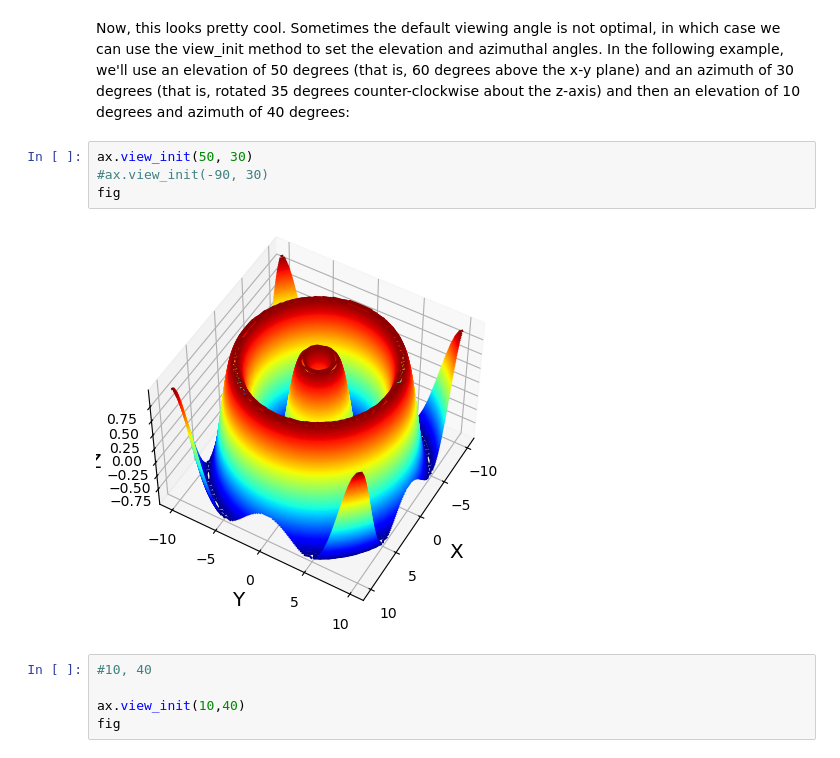
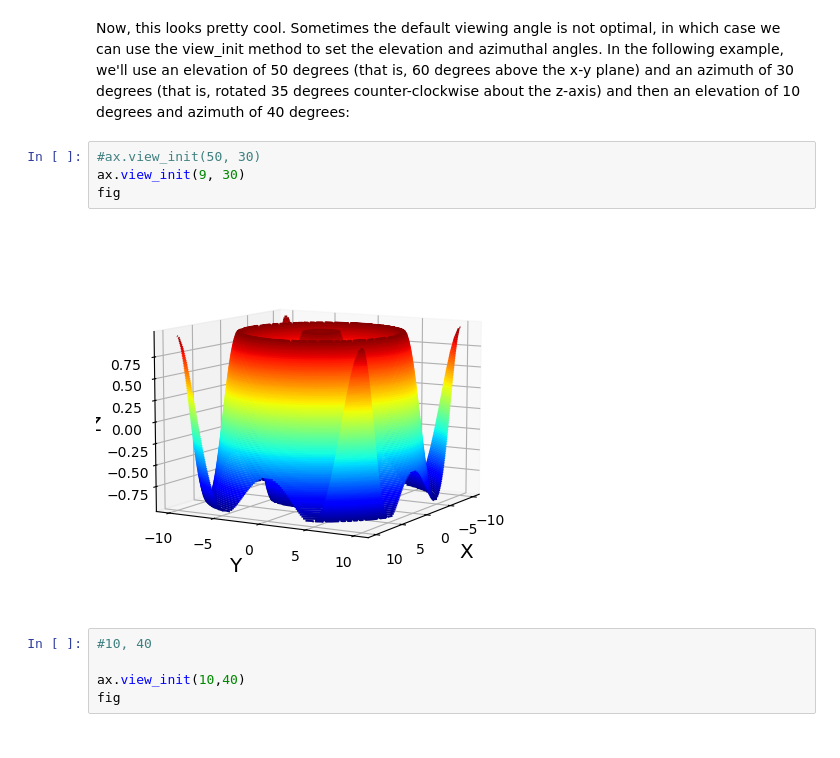
Before and after one commit to thaynecurrie/phys7903_fall2025, a Jupyter notebook: ScientificPythonNotes/Matplotlib/Python_matplotlib_part4.ipynb, the cells around one changed output. Saved outputs shown, nothing was run; the diff lists cells and outputs as text.

```diff
--- a/ScientificPythonNotes/Matplotlib/Python_matplotlib_part4.ipynb
+++ b/ScientificPythonNotes/Matplotlib/Python_matplotlib_part4.ipynb
@@ -132,11 +131,11 @@ Text(0.5, 0, 'Z')
 # %% [markdown]
 Now, this looks pretty cool.  Sometimes the default viewing angle is not optimal, in which case we can use the view_init method to set the elevation and azimuthal angles. In the following example, we'll use an elevation of 50 degrees (that is, 60 degrees above the x-y plane) and an azimuth of 30 degrees (that is, rotated 35 degrees counter-clockwise about the z-axis) and then an elevation of 10 degrees and azimuth of 40 degrees:
 # %%
-ax.view_init(50, 30)
-#ax.view_init(-90, 30)
+#ax.view_init(50, 30)
+ax.view_init(9, 30)
 fig
 # %% [output]
-[figure, old version]
+[figure, new version]
 # %%
 #10, 40
 
```
Also changed, not shown: parts of 5 cells of this notebook.
